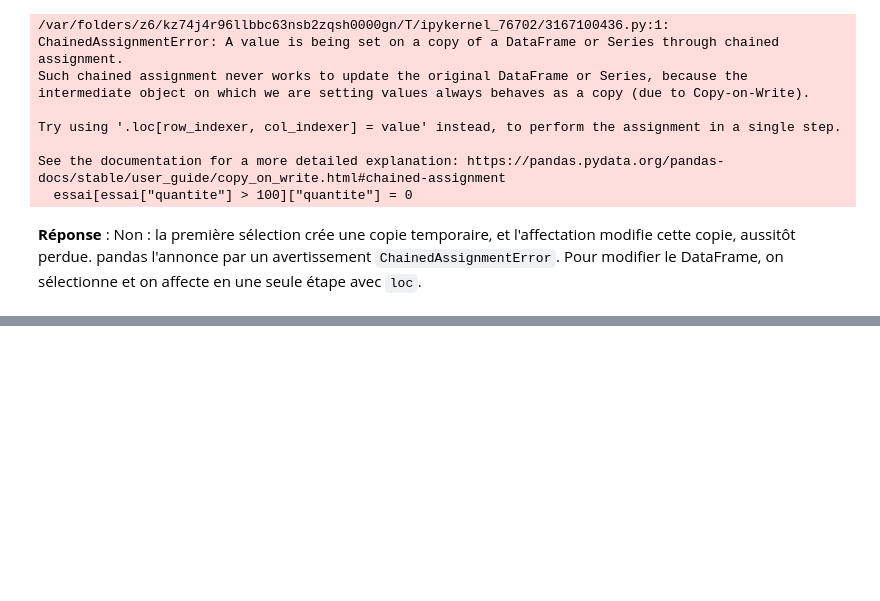
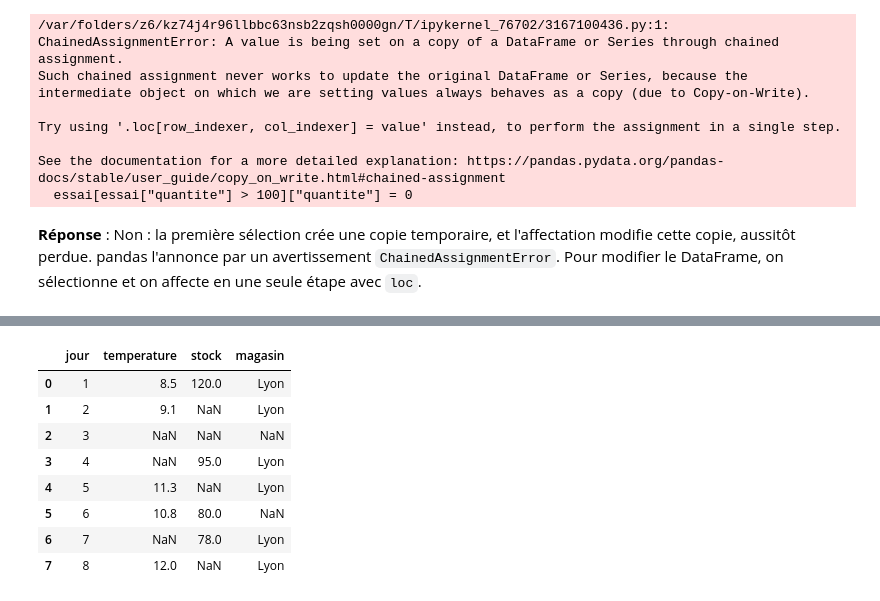
Before and after one commit to ardev2/formation-analyse-donnees-python, a Jupyter notebook: corrections/exercices/tp02-nettoyage/tp02_corrige.ipynb, the cells around one changed output, grey strips where cells are left out. Drawn from its saved outputs; the diff is of its cells as text; code cells hidden in the pictures; blank space fills up the shorter version.

```diff
--- a/corrections/exercices/tp02-nettoyage/tp02_corrige.ipynb
+++ b/corrections/exercices/tp02-nettoyage/tp02_corrige.ipynb
@@ -302,0 +748,18 @@ See the documentation for a more detailed explanation: https://pandas.pydata.org
+# %%
+releves = pd.DataFrame({
+    "jour": [1, 2, 3, 4, 5, 6, 7, 8],
+    "temperature": [8.5, 9.1, None, None, 11.3, 10.8, None, 12.0],
+    "stock": [120, None, None, 95, None, 80, 78, None],
+    "magasin": ["Lyon", "Lyon", None, "Lyon", "Lyon", None, "Lyon", "Lyon"],
+})
+releves
+# %% [output]
+|  | jour | temperature | stock | magasin |
+| 0 | 1 | 8.5 | 120.0 | Lyon |
+| 1 | 2 | 9.1 | NaN | Lyon |
+| 2 | 3 | NaN | NaN | NaN |
+| 3 | 4 | NaN | 95.0 | Lyon |
+| 4 | 5 | 11.3 | NaN | Lyon |
+| 5 | 6 | 10.8 | 80.0 | NaN |
+| 6 | 7 | NaN | 78.0 | Lyon |
+| 7 | 8 | 12.0 | NaN | Lyon |
```
Also changed, not shown: parts of 70 cells of this notebook.
